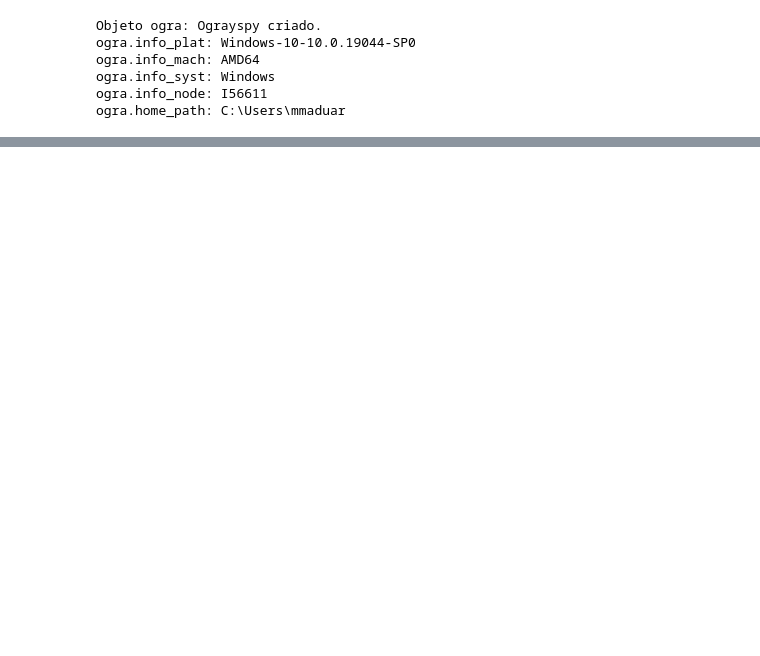
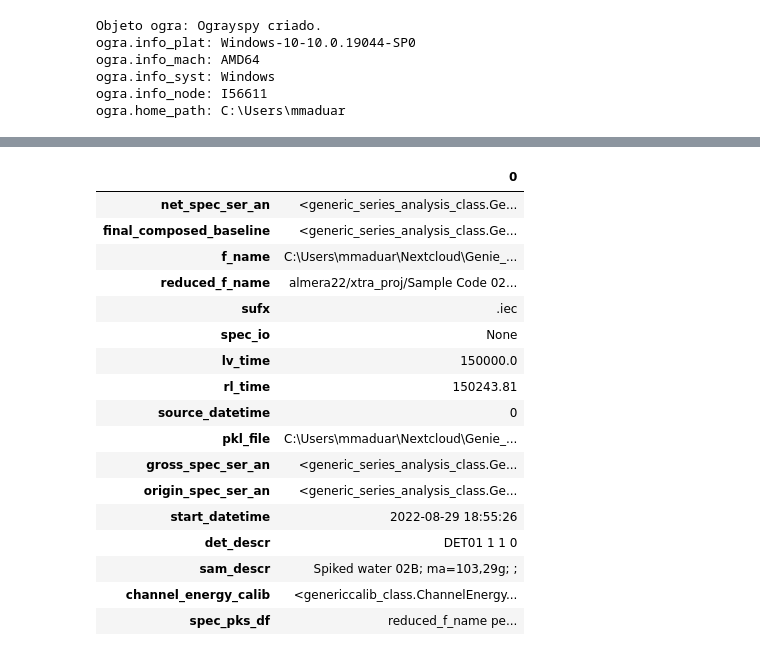
Before and after one commit to terrabela/OGRaySpY, a Jupyter notebook: src/radionuclide_analysis.ipynb, the cells around one changed output, grey strips where cells are left out. Cells and saved outputs as stored; diff of their text form; code cells hidden in the pictures; blank space fills up the shorter version.

```diff
--- a/src/radionuclide_analysis.ipynb
+++ b/src/radionuclide_analysis.ipynb
@@ -107,0 +178,24 @@ Fez total analysis.
+# %%
+unpickled_teste_df_1 = pd.read_pickle('teste_df_1.pkl')
+unpickled_teste_df_2 = pd.read_pickle('teste_df_2.pkl')
+# %%
+unpickled_teste_df_1
+# %% [output]
+|  | 0 |
+| net_spec_ser_an | <generic_series_analysis_class.Ge... |
+| final_composed_baseline | <generic_series_analysis_class.Ge... |
+| f_name | C:\Users\mmaduar\Nextcloud\Genie_... |
+| reduced_f_name | almera22/xtra_proj/Sample Code 02... |
+| sufx | .iec |
+| spec_io | None |
+| lv_time | 150000.0 |
+| rl_time | 150243.81 |
+| source_datetime | 0 |
+| pkl_file | C:\Users\mmaduar\Nextcloud\Genie_... |
+| gross_spec_ser_an | <generic_series_analysis_class.Ge... |
+| origin_spec_ser_an | <generic_series_analysis_class.Ge... |
+| start_datetime | 2022-08-29 18:55:26 |
+| det_descr | DET01 1 1 0 |
+| sam_descr | Spiked water 02B; ma=103,29g; ; |
+| channel_energy_calib | <genericcalib_class.ChannelEnergy... |
+| spec_pks_df | reduced_f_name pe... |
```
Also changed, not shown: parts of 47 cells of this notebook, 13 other files.
